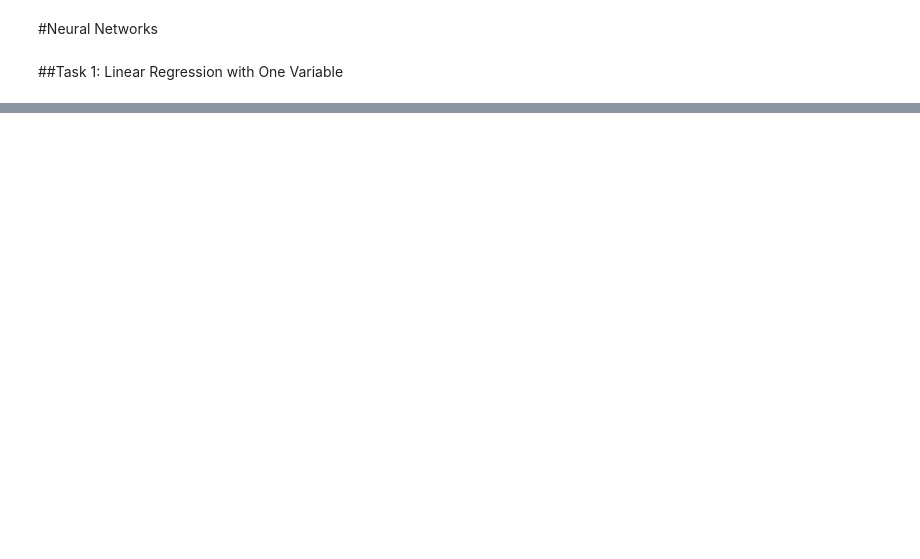
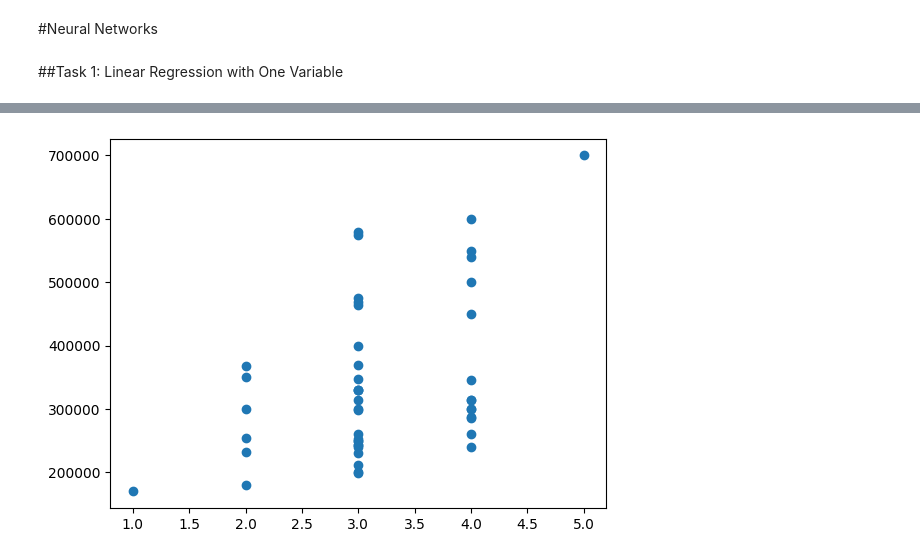
Before and after one commit to ismail-memon-123/CS_5262_ML, a Jupyter notebook: Neural_Network.ipynb, the cells around one changed output, grey strips where cells are left out. Saved outputs shown, nothing was run; the diff lists cells and outputs as text; code cells hidden in the pictures; blank space fills up the shorter version.

```diff
--- a/Neural_Network.ipynb
+++ b/Neural_Network.ipynb
@@ -250,0 +332,6 @@ Text(0.5, 1.0, 'Comparison of pre- vs post-model training')
+# %%
+# Plot the data food_data
+plt.scatter(housing_data[:,1], housing_data[:,2])
+plt.show()
+# %% [output]
+[figure, added]
```
Also changed, not shown: parts of 18 cells of this notebook.
